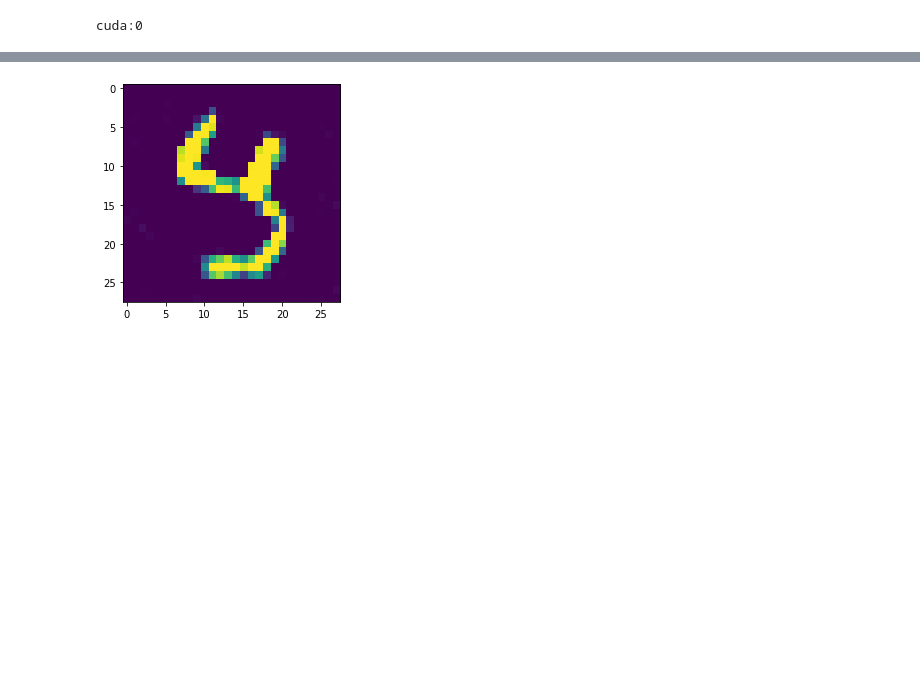
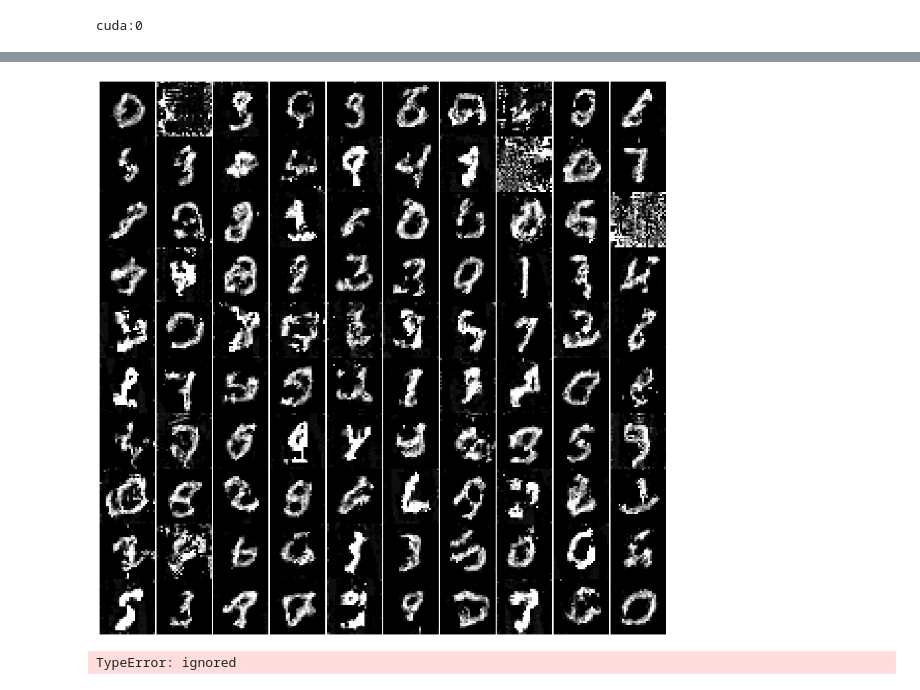
Before and after one commit to mshakerinava/IFT6269-A20-proj6, a Jupyter notebook: ift_project.ipynb, the cells around one changed output, grey strips where cells are left out. Drawn from its saved outputs; the diff is of its cells as text; code cells hidden in the pictures; blank space fills up the shorter version.

```diff
--- a/ift_project.ipynb
+++ b/ift_project.ipynb
@@ -15,0 +23,4 @@ from tqdm import tqdm
+# %%
+class Identity(nn.Module):
+  def forward(self, input, *args, **kwargs):
+    return input
@@ -146,34 +206,41 @@ def loss_fcn(net, x_pos, x_neg, alpha):
     # return torch.mean(alpha*(net(x_pos)**2 + net(x_neg)**2) + net(x_pos) - net(x_neg))
 # %%
 n_epochs = 10
-net = ResNet().to(device)
+net = ResNet(in_dim=1, num_classes=10).to(device)
 optimizer = optim.Adam(net.parameters(), lr=learning_rate, betas=(0.0, 0.999))
 
 
 B = []
-n_epochs = 1
+n_epochs = 10
 train_load_iter = iter(train_loader)
 
 for epoch in range(n_epochs):
     total_loss = 0
+
     # progress bar
     progress = tqdm(enumerate(train_loader), desc="Loss: ", total=len(train_loader), position=0, leave=True)
 
     for i, data in progress:
         x_pos, labels = data[0].to(device), data[1].to(device, dtype=torch.int64)
+        x_neg = sample(net, B, x_pos.shape, lambdaa, sigma, device, labels).detach()
+        B += torch.split(x_neg, 1, dim=0)
+        B = B[-MAX_BUFFER_SIZE:]
         optimizer.zero_grad()
-        x_neg = sample(net, B, x_pos.shape, lambdaa, sigma, device).detach()
-        B.append(x_neg)
-        B = B[-MAX_BUFFER_SIZE:]
-        running_loss = 0
-        loss = loss_fcn(net, x_pos, x_neg, alpha)
+        loss = loss_fcn(net, x_pos, x_neg, alpha, labels)
         # TODO: clip gradients?
+        # param_norm = nn.utils.clip_grad_norm_(net.parameters(), 100)
+        # print('‖W‖ =', param_norm.item())
         loss.backward()
         optimizer.step()
         current_loss = loss.item()
         total_loss += current_loss
-
         # updating progress bar
         progress.set_description("Loss: {:.4f}".format(total_loss/(i+1)))
-        if i > 5:
-            break
+
+    # model_path = "/content/drive/My Drive/ift6269-project/models/model.pt"
+    # torch.save({
+    #     'epoch': epoch,
+    #     'model_state_dict': net.state_dict(),
+    #     'optimizer_state_dict': optimizer.state_dict(),
+    #     'loss': total_loss,
+    # }, model_path)
@@ -202,5 +248,0 @@ for n_steps in [10, 20, 50, 100, 200, 500, 1000]:
-# %%
-# print(B)
-print_sample(B[-1])
-# %% [output]
-[figure, removed]
@@ -206,0 +258,35 @@ print_sample(B[-1])
+# %%
+fig = plt.figure(figsize=(20, 20))
+plt.subplots_adjust(left=None, bottom=None, right=None, top=None, wspace=0, hspace=0)
+
+for i in range(10):
+    for j in range(10):
+        idx = np.random.randint(len(B))
+        plt.subplot(10, 10, i * 10 + j + 1)
+        plt.axis('off')
+        plt.imshow(B[idx].view(28, 28).detach().cpu(), cmap='gray', vmin=0, vmax=1)
+
+fig.savefig('ebm_mnist_v01.png', bbox_inches='tight', dpi=300)
+# %% [output]
+[figure, added]
+# %%
+STEPS = 20
+input_shape = [10, 1, 28, 28]
+x_sample = [None] * 10
+x_sample[0] = sample(net, [], input_shape, lambdaa, sigma, device, torch.arange(10).to(device),  STEPS)
+for i in range(1, 10):
+    x_sample[i] = sample(net, [], input_shape, lambdaa, sigma, device, torch.arange(10).to(device), STEPS, x0=x_sample[i - 1])
+
+fig = plt.figure(figsize=(20, 20))
+plt.subplots_adjust(left=None, bottom=None, right=None, top=None, wspace=0, hspace=0)
+
+for i in range(10):
+    for j in range(10):
+        idx = np.random.randint(len(B))
+        plt.subplot(10, 10, i * 10 + j + 1)
+        plt.axis('off')
+        plt.imshow(x_sample[i][j].view(28, 28).detach().cpu(), cmap='gray', vmin=0, vmax=1)
+
+fig.savefig('ebm_mnist_v02.png', bbox_inches='tight', dpi=300)
+# %% [output]
+TypeError: ignored
```
Also changed, not shown: parts of 13 cells of this notebook.
